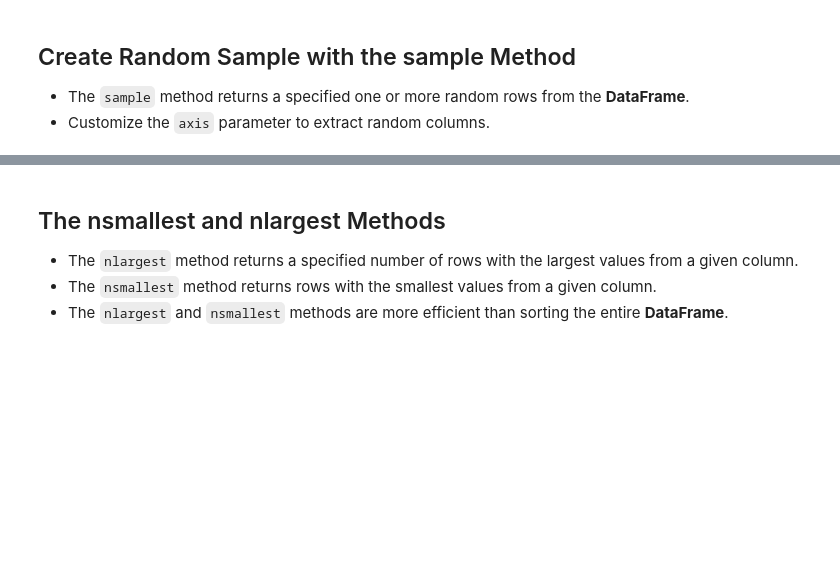
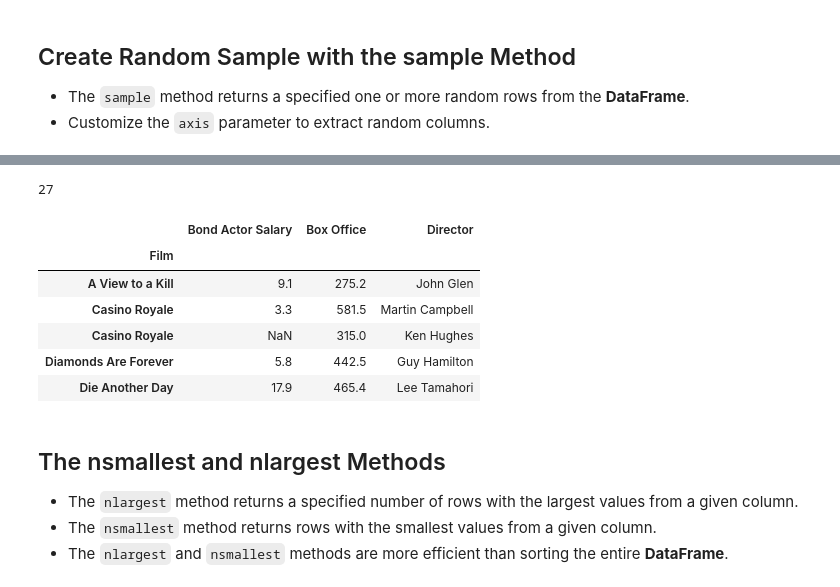
Before and after one commit to Lucas01iveira/Data-Engineering, a Jupyter notebook: Data Analysis with Pandas and Python/materials/pandas/Incomplete/06 - DataFrames III - Data Extraction.ipynb, the cells around one changed output, grey strips where cells are left out. Drawn from its saved outputs; the diff is of its cells as text; code cells hidden in the pictures; blank space fills up the shorter version.

```diff
--- a/Data Analysis with Pandas and Python/materials/pandas/Incomplete/06 - DataFrames III - Data Extraction.ipynb
+++ b/Data Analysis with Pandas and Python/materials/pandas/Incomplete/06 - DataFrames III - Data Extraction.ipynb
@@ -1080,3 +1080,6 @@ bond.head()
 ## Create Random Sample with the sample Method
 - The `sample` method returns a specified one or more random rows from the **DataFrame**.
 - Customize the `axis` parameter to extract random columns.
+# %%
+bond= pd.read_csv('jamesbond.csv', index_col= 'Film').sort_index()
+bond.head()
@@ -1083,3 +1094,20 @@ bond.head()
+# %%
+len(bond)
+# %% [output]
+27
+# %%
+bond.sample()
+bond.sample(n= 5) # extracting 5 entire random rows from the data frame
+bond.sample(n= 3, axis= 'rows') # extracting 3 random rows from the data frame ('rows' value is the method default)
+bond.sample(n= 3, axis= 'columns').head() # extracting 3 random columns from the data frame
+# %% [output]
+|  | Bond Actor Salary | Box Office | Director |
+| Film |  |  |  |
+| A View to a Kill | 9.1 | 275.2 | John Glen |
+| Casino Royale | 3.3 | 581.5 | Martin Campbell |
+| Casino Royale | NaN | 315.0 | Ken Hughes |
+| Diamonds Are Forever | 5.8 | 442.5 | Guy Hamilton |
+| Die Another Day | 17.9 | 465.4 | Lee Tamahori |
 # %% [markdown]
 ## The nsmallest and nlargest Methods
 - The `nlargest` method returns a specified number of rows with the largest values from a given column.
```
Also changed, not shown: parts of 5 cells of this notebook.
